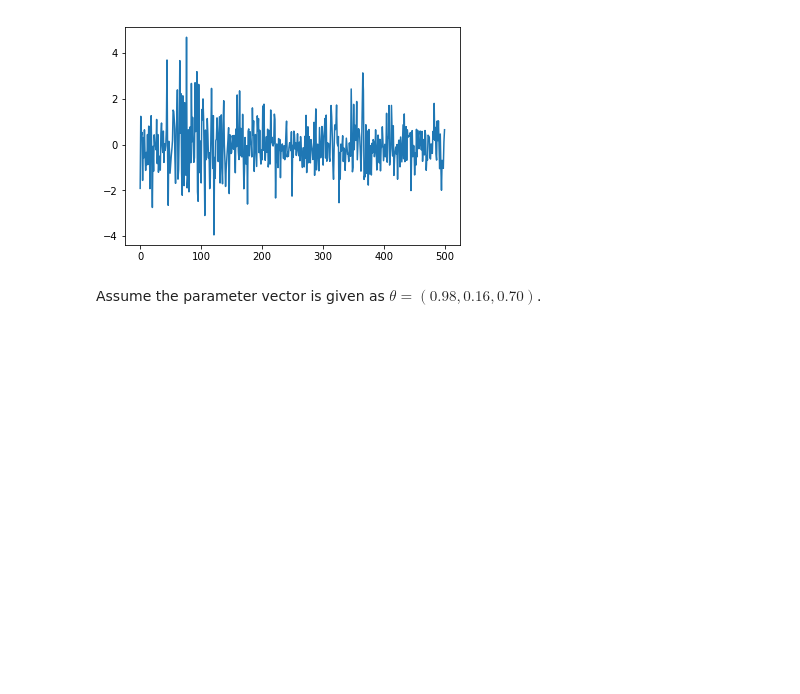
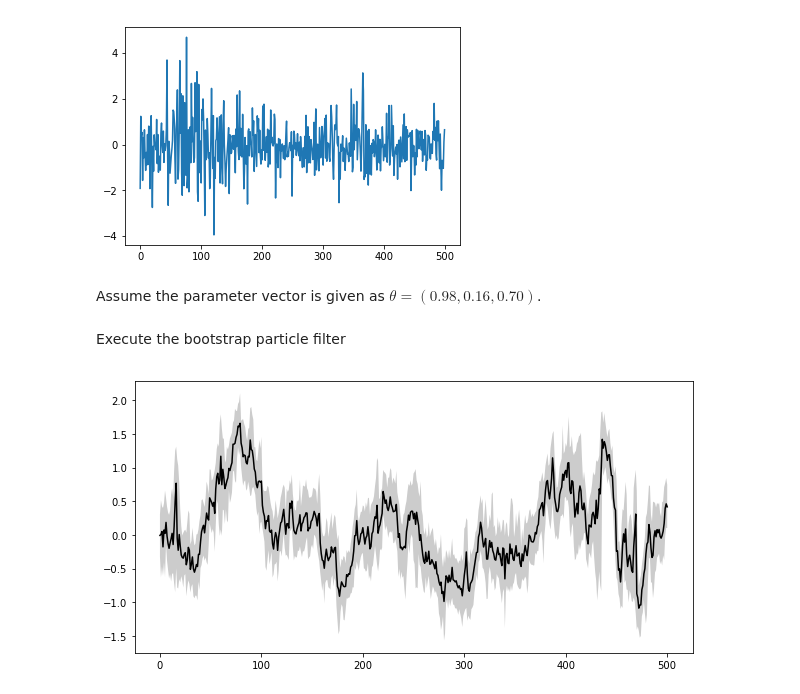
Before and after one commit to cyianor/smc2017, a Jupyter notebook: notebooks/ex1.ipynb, the cells around one changed output. Cells and saved outputs as stored; diff of their text form; code cells hidden in the pictures; blank space fills up the shorter version.

```diff
--- a/notebooks/ex1.ipynb
+++ b/notebooks/ex1.ipynb
@@ -249,8 +250,11 @@ with parameter vector $\theta = (\phi, \sigma, \beta)$.
 # %%
 data = pd.read_csv('..\\base_material\\seOMXlogreturns2012to2014.csv',
                    header=None, names=['logreturn'])
+
+y = data.logreturn.values
+
 fig, ax = plt.subplots()
-ax.plot(data.logreturn)
+ax.plot(y)
 # %% [output]
 [<matplotlib.lines.Line2D at 0x...>]
 [figure]
@@ -258,0 +300,14 @@ Assume the parameter vector is given as $\theta = (0.98, 0.16, 0.70)$.
+# %% [markdown]
+Execute the bootstrap particle filter
+# %%
+xs = bootstrap_pf(500, y)
+# %%
+xs_means = np.apply_along_axis(np.mean, 1, xs)
+q2_5 = np.apply_along_axis(partial(np.percentile, q=2.5), 1, xs)
+q97_5 = np.apply_along_axis(partial(np.percentile, q=97.5), 1, xs)
+
+fig, ax = plt.subplots(figsize=(10, 5))
+ax.fill_between(range(len(xs_means)), q97_5, q2_5, facecolor='grey', alpha=0.4)
+ax.plot(xs_means, 'k');
+# %% [output]
+[figure, added]
```
Also changed, not shown: parts of 2 cells of this notebook, 4 other files.
